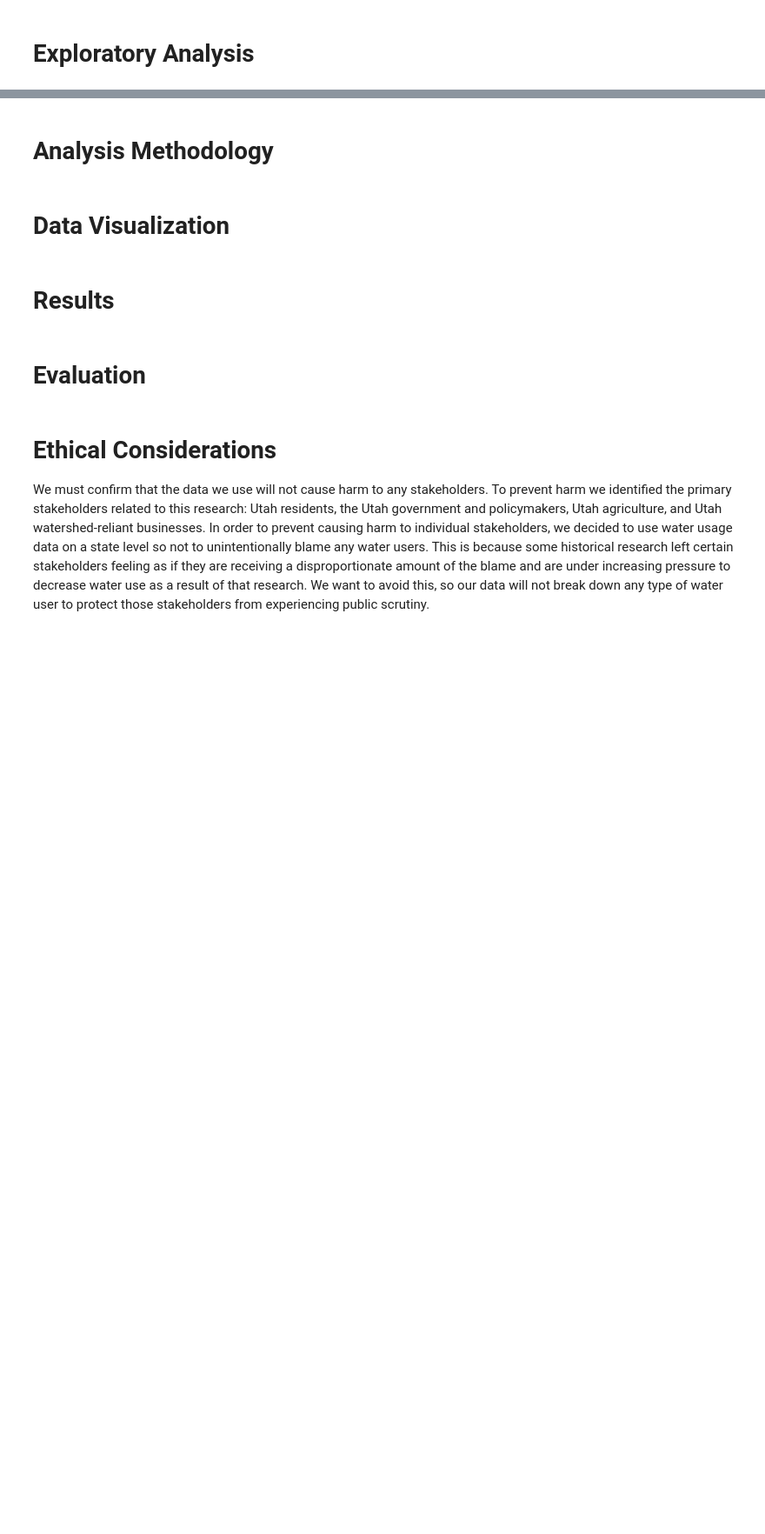
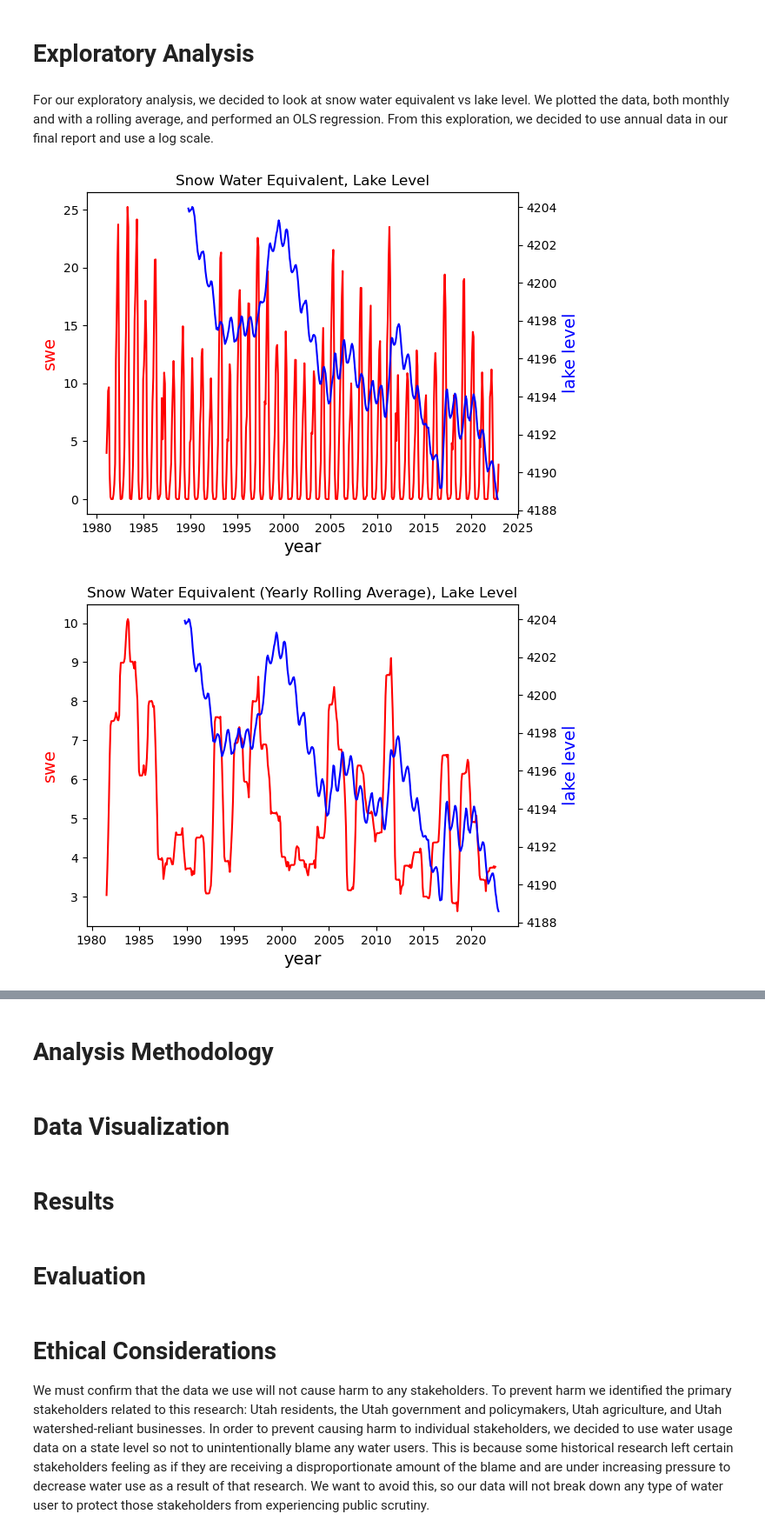
Before and after one commit to snowqueen2000/Save-The-GSL, a Jupyter notebook: FINAL.ipynb, the cells around one changed output, grey strips where cells are left out. Shown at 87% size. Saved outputs shown, nothing was run; the diff lists cells and outputs as text; code cells hidden in the pictures; blank space fills up the shorter version.

```diff
--- a/FINAL.ipynb
+++ b/FINAL.ipynb
@@ -214,2 +232,59 @@ swe_annual
 # %% [markdown]
 # Exploratory Analysis
+# %% [markdown]
+For our exploratory analysis, we decided to look at snow water equivalent vs lake level. We plotted the data, both monthly and with a rolling average, and performed an OLS regression. From this exploration, we decided to use annual data in our final report and use a log scale.
+# %%
+import matplotlib.pyplot as plt
+
+swe = swe_df
+lk_lvl = lk_lvl_df
+
+combined = swe.merge(lk_lvl, on = 'date', how = 'outer')
+combined_nan = combined[combined['lake_level'].isna()]
+combined_even = combined.drop(combined_nan.index)
+
+# create figure and axis objects with subplots()
+fig,ax = plt.subplots()
+# make a plot
+ax.plot(swe['date'],
+        swe['swe'],
+        color="red")
+# set x-axis label
+ax.set_xlabel("year", fontsize = 14)
+# set y-axis label
+ax.set_ylabel("swe",
+              color="red",
+              fontsize=14)
+
+# twin object for two different y-axis on the sample plot
+ax2=ax.twinx()
+# make a plot with different y-axis using second axis object
+ax2.plot(lk_lvl['date'], lk_lvl['lake_level'],color="blue")
+ax2.set_ylabel("lake level",color="blue",fontsize=14)
+ax.set_title('Snow Water Equivalent, Lake Level')
+plt.show()
+
+
+# create figure and axis objects with subplots()
+fig,ax = plt.subplots()
+# make a plot
+ax.plot(swe['date'],
+        swe['swe'].rolling(window = 12, center = True).mean(),
+        color="red")
+# set x-axis label
+ax.set_xlabel("year", fontsize = 14)
+# set y-axis label
+ax.set_ylabel("swe",
+              color="red",
+              fontsize=14)
+
+# twin object for two different y-axis on the sample plot
+ax2=ax.twinx()
+# make a plot with different y-axis using second axis object
+ax2.plot(lk_lvl['date'], lk_lvl['lake_level'],color="blue")
+ax2.set_ylabel("lake level",color="blue",fontsize=14)
+ax.set_title('Snow Water Equivalent (Yearly Rolling Average), Lake Level')
+plt.show()
+# %% [output]
+[figure, added]
+[figure, added]
```
Also changed, not shown: parts of 3 cells of this notebook.
